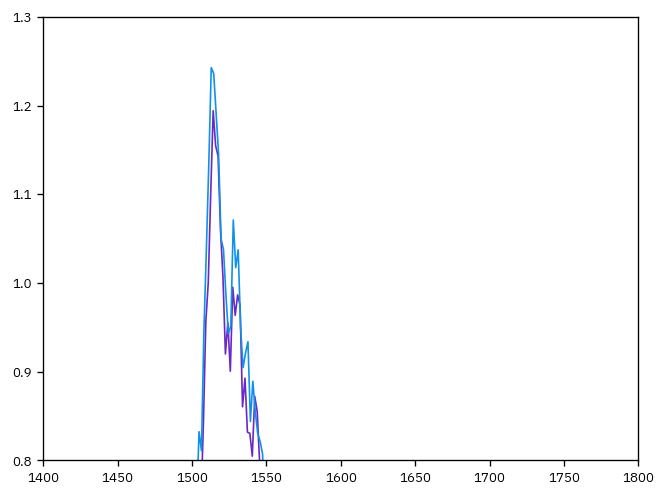
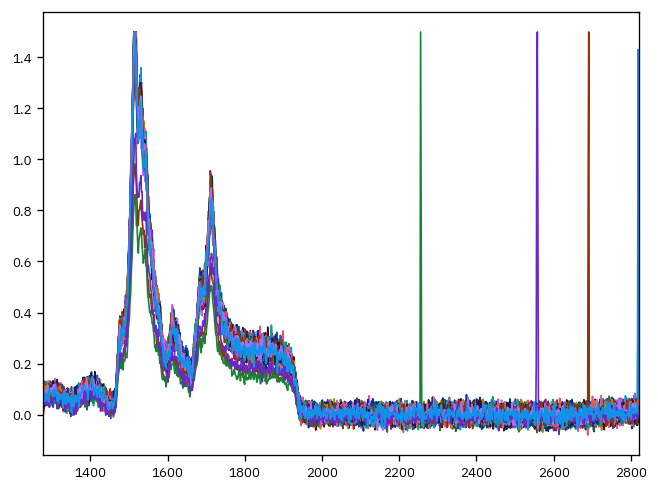
Unified diff of the notebook cell whose output changed from the first chart to the second:
--- before
+++ after
@@ -1,4 +1,5 @@
-plt.plot(data_SiC["raman_shift"][0], data_SiC["counts"][0])
-plt.plot(data_mixed["raman_shift"][0], data_mixed["counts"][0])
-plt.xlim(1400, 1800)
-plt.ylim(0.8, 1.3)
+for i in range(100):
+    plt.plot(data_SiC["raman_shift"][i], data_SiC["counts"][i])
+    #plt.plot(data_mixed["raman_shift"][i], data_mixed["counts"][i])
+#plt.xlim(1400, 1800)
+#plt.ylim(0.8, 1.3)

Commit: Data normaliztion edits